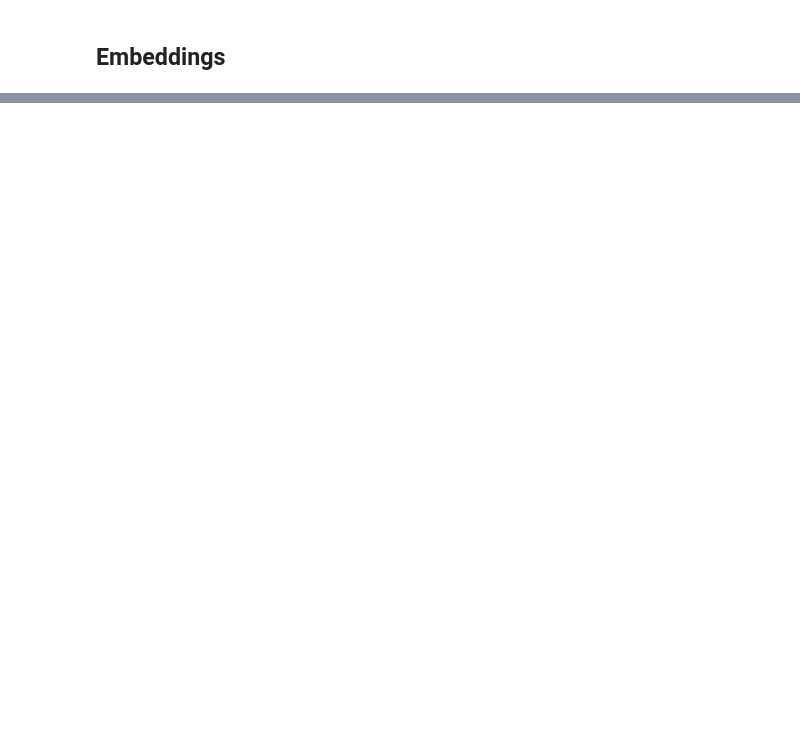
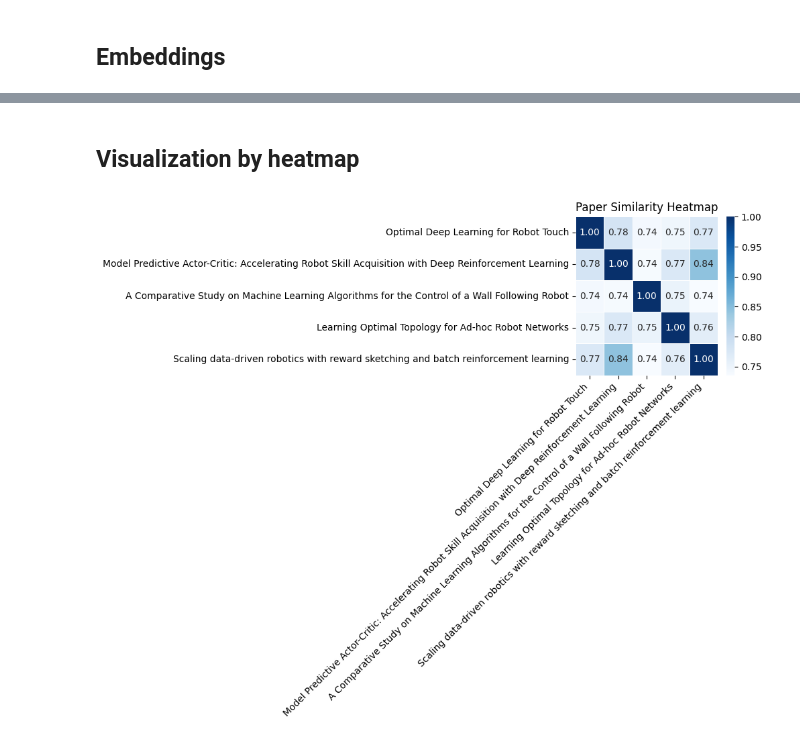
Before and after one commit to MonaMashta/Arexa-LLM-project, a Jupyter notebook: project.ipynb, the cells around one changed output, grey strips where cells are left out. Saved outputs shown, nothing was run; the diff lists cells and outputs as text; code cells hidden in the pictures; blank space fills up the shorter version.

```diff
--- a/project.ipynb
+++ b/project.ipynb
@@ -213,0 +260,22 @@ print(json.dumps(results, indent=4))
+# %%
+embeddings = [
+    paper["embedding"]
+    for paper in paper_embeddings
+]
+
+similarity_matrix = cosine_similarity(
+    embeddings
+)
+
+titles = [
+    paper["title"]
+    for paper in paper_embeddings
+]
+
+similarity_df = pd.DataFrame(
+    similarity_matrix,
+    index=titles,
+    columns=titles
+)
+
+print(similarity_df)
@@ -213,0 +300,26 @@ print(json.dumps(results, indent=4))
+# %% [markdown]
+## Visualization by heatmap
+# %%
+import matplotlib.pyplot as plt
+import seaborn as sns
+
+plt.figure(figsize=(10, 8))
+
+sns.heatmap(
+    similarity_df,
+    annot=True,
+    cmap="Blues",
+    fmt=".2f",
+    linewidths=0.5
+)
+
+plt.title("Paper Similarity Heatmap")
+
+plt.xticks(rotation=45, ha="right")
+plt.yticks(rotation=0)
+
+plt.tight_layout()
+
+plt.show()
+# %% [output]
+[figure, added]
```
Also changed, not shown: parts of 47 cells of this notebook, 7 other files.
